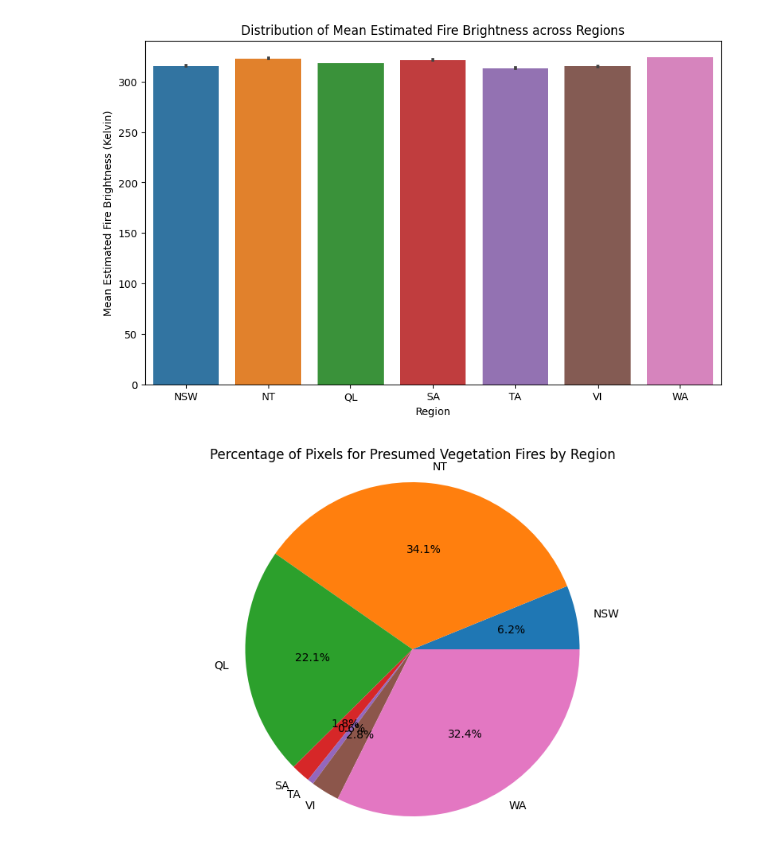
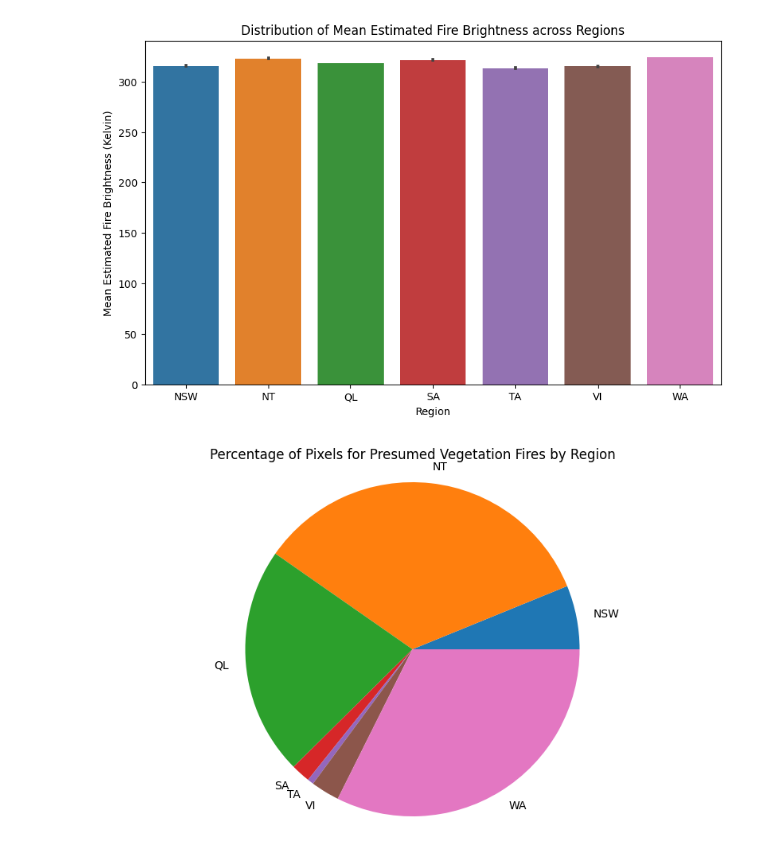
Before and after one commit to saru254/Visualization_On_Wildfire, a Jupyter notebook: AnalyzingWildfire.ipynb, the cells around one changed output. Saved outputs shown, nothing was run; the diff lists cells and outputs as text; code cells hidden in the pictures.

```diff
--- a/AnalyzingWildfire.ipynb
+++ b/AnalyzingWildfire.ipynb
@@ -99,10 +99,11 @@ plt.show()
 # %%
 #finding the portion of count of pixels for presumed vegetation fires vary across regions
 plt.figure(figsize=(10, 6))
 region_counts = df.groupby('Region')['Count'].sum()
-plt.pie(region_counts, labels=region_counts.index, autopct='%1.1f%%')
+plt.pie(region_counts, labels=region_counts.index)
 plt.title('Percentage of Pixels for Presumed Vegetation Fires by Region')
+[(i,round(k/region_counts.sum()*100,2)) for i,k in zip(region_counts.index, region_counts)]
 plt.axis('equal')
 plt.show()
 # %% [output]
-[figure, old version]
+[figure, new version]
```
